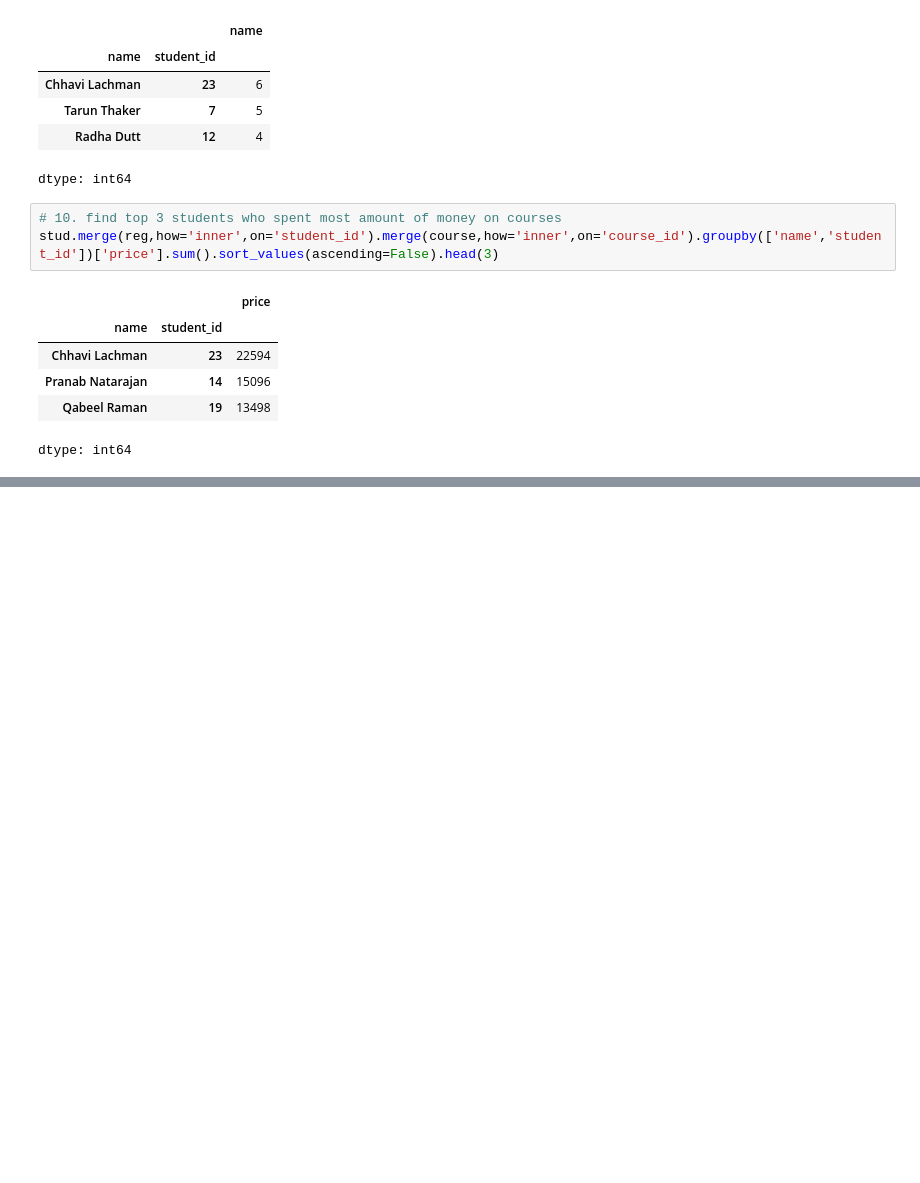
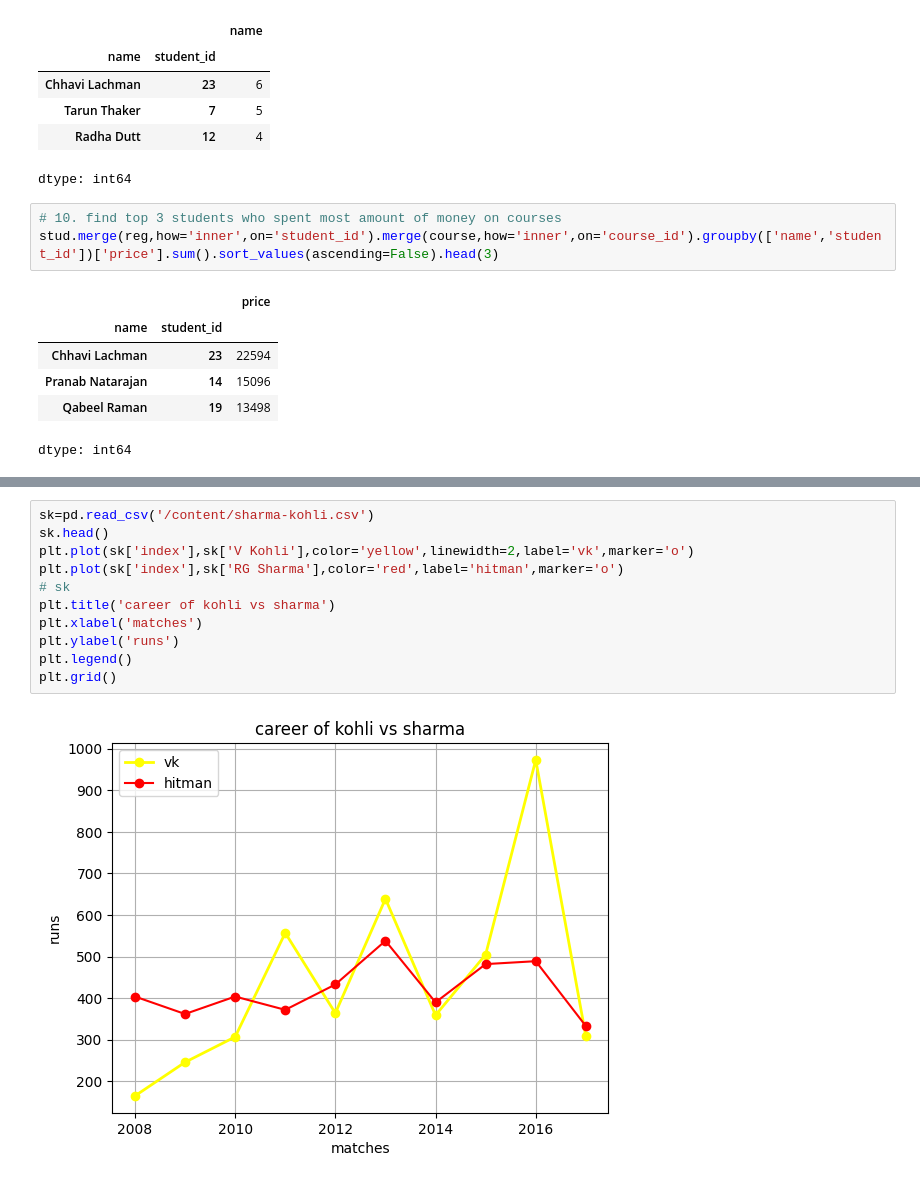
Before and after one commit to priyansh-commits/practice, a Jupyter notebook: pandas_and_numpy_rev.ipynb, the cells around one changed output, grey strips where cells are left out. Saved outputs shown, nothing was run; the diff lists cells and outputs as text; blank space fills up the shorter version.

```diff
--- a/pandas_and_numpy_rev.ipynb
+++ b/pandas_and_numpy_rev.ipynb
@@ -360,0 +377,13 @@ dtype: int64
+# %%
+sk=pd.read_csv('/content/sharma-kohli.csv')
+sk.head()
+plt.plot(sk['index'],sk['V Kohli'],color='yellow',linewidth=2,label='vk',marker='o')
+plt.plot(sk['index'],sk['RG Sharma'],color='red',label='hitman',marker='o')
+# sk
+plt.title('career of kohli vs sharma')
+plt.xlabel('matches')
+plt.ylabel('runs')
+plt.legend()
+plt.grid()
+# %% [output]
+[figure, added]
```
Also changed, not shown: parts of 7 cells of this notebook.
